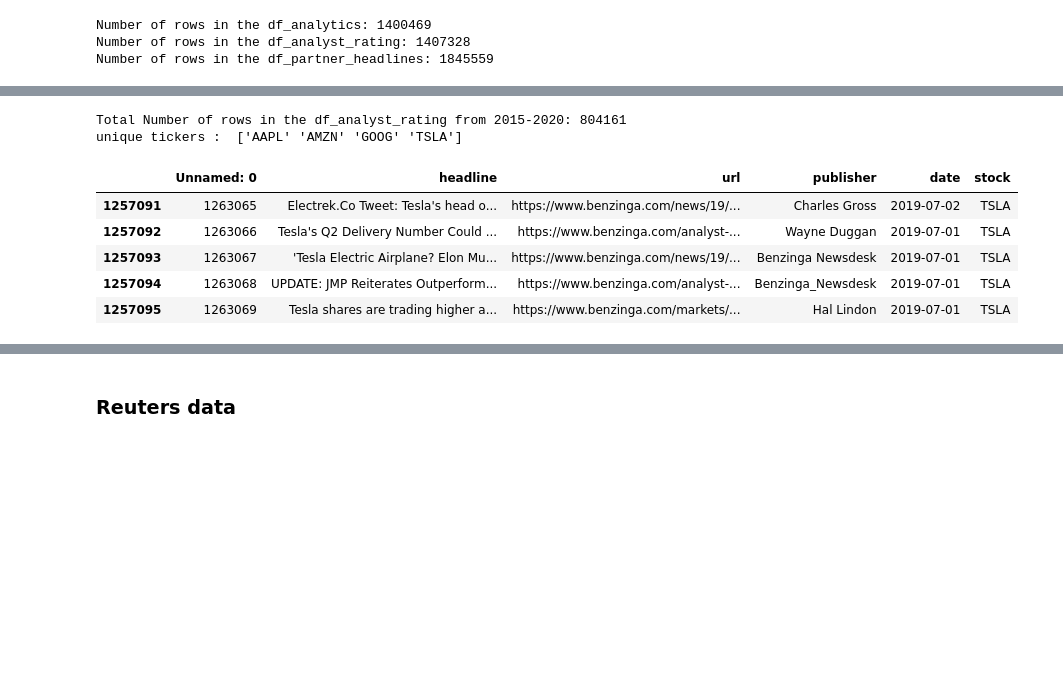
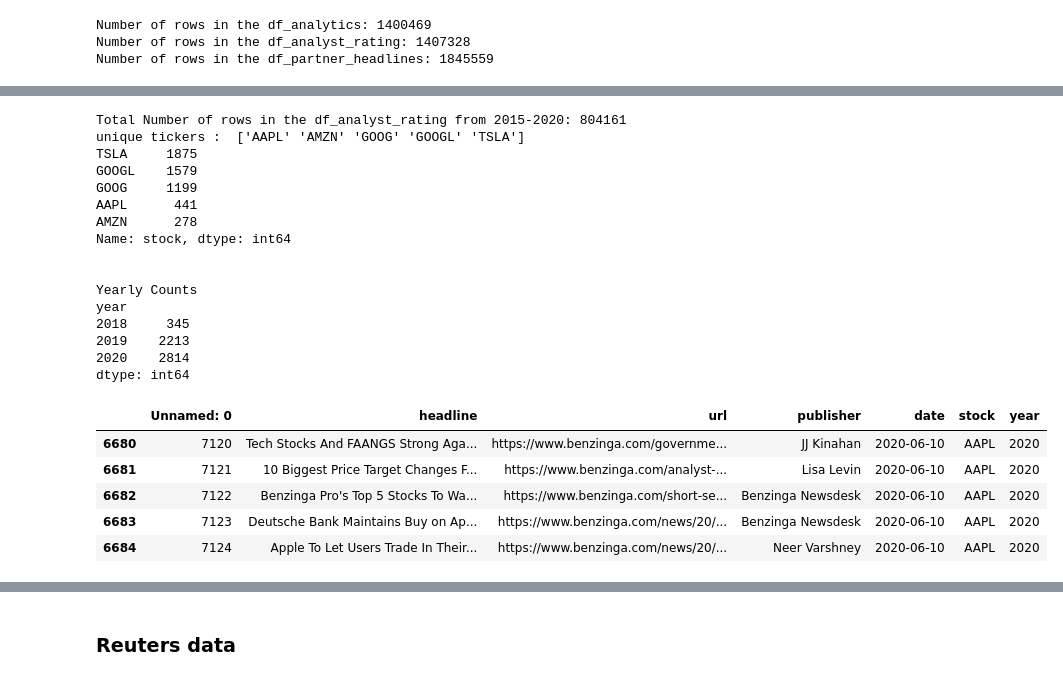
Before and after one commit to sohamthirty/Stock-Price-Prediction-with-Sentiment-Analysis, a Jupyter notebook: Financial_news.ipynb, the cells around one changed output, grey strips where cells are left out. Saved outputs shown, nothing was run; the diff lists cells and outputs as text; code cells hidden in the pictures; blank space fills up the shorter version.

```diff
--- a/Financial_news.ipynb
+++ b/Financial_news.ipynb
@@ -42,9 +44,15 @@ df_partner_headlines = filter_dataframe(df_partner_headlines)
 def get_statistics(df):
   num_rows = len(df)
   print("Total Number of rows in the df_analyst_rating from 2015-2020:", num_rows)
-  categories_to_check = ['AAPL', 'GOOG', 'AMZN', 'MSFT','TSLA']
+  categories_to_check = ['AAPL', 'GOOG','GOOGL', 'AMZN', 'MSFT','TSLA']
   filtered_df = df[df['stock'].isin(categories_to_check)]
   print("unique tickers : ", filtered_df['stock'].unique())
+  print(filtered_df["stock"].value_counts())
+  filtered_df['year'] = pd.DatetimeIndex(filtered_df['date']).year
+  yearly_counts = filtered_df.groupby('year').size()
+  print("\n")
+  print("Yearly Counts")
+  print(yearly_counts)
   return filtered_df
 # %%
 filtered_analytics  = get_statistics(df_analytics)
@@ -61,15 +83,29 @@ unique tickers :  ['AAPL' 'AMZN' 'GOOG' 'TSLA']
 # %%
 filtered_ratings = get_statistics(df_analyst_rating)
-filtered_ratings.tail()
+filtered_ratings.head()
 # %% [output]
 Total Number of rows in the df_analyst_rating from 2015-2020: 804161
-unique tickers :  ['AAPL' 'AMZN' 'GOOG' 'TSLA']
+unique tickers :  ['AAPL' 'AMZN' 'GOOG' 'GOOGL' 'TSLA']
+TSLA     1875
+GOOGL    1579
+GOOG     1199
+AAPL      441
+AMZN      278
+Name: stock, dtype: int64
+
+
+Yearly Counts
+year
+2018     345
+2019    2213
+2020    2814
+dtype: int64
-|  | Unnamed: 0 | headline | url | publisher | date | stock |
-| 1257091 | 1263065 | Electrek.Co Tweet: Tesla's head o... | https://www.benzinga.com/news/19/... | Charles Gross | 2019-07-02 | TSLA |
-| 1257092 | 1263066 | Tesla's Q2 Delivery Number Could ... | https://www.benzinga.com/analyst-... | Wayne Duggan | 2019-07-01 | TSLA |
-| 1257093 | 1263067 | 'Tesla Electric Airplane? Elon Mu... | https://www.benzinga.com/news/19/... | Benzinga Newsdesk | 2019-07-01 | TSLA |
-| 1257094 | 1263068 | UPDATE: JMP Reiterates Outperform... | https://www.benzinga.com/analyst-... | Benzinga_Newsdesk | 2019-07-01 | TSLA |
-| 1257095 | 1263069 | Tesla shares are trading higher a... | https://www.benzinga.com/markets/... | Hal Lindon | 2019-07-01 | TSLA |
+|  | Unnamed: 0 | headline | url | publisher | date | stock | year |
+| 6680 | 7120 | Tech Stocks And FAANGS Strong Aga... | https://www.benzinga.com/governme... | JJ Kinahan | 2020-06-10 | AAPL | 2020 |
+| 6681 | 7121 | 10 Biggest Price Target Changes F... | https://www.benzinga.com/analyst-... | Lisa Levin | 2020-06-10 | AAPL | 2020 |
+| 6682 | 7122 | Benzinga Pro's Top 5 Stocks To Wa... | https://www.benzinga.com/short-se... | Benzinga Newsdesk | 2020-06-10 | AAPL | 2020 |
+| 6683 | 7123 | Deutsche Bank Maintains Buy on Ap... | https://www.benzinga.com/news/20/... | Benzinga Newsdesk | 2020-06-10 | AAPL | 2020 |
+| 6684 | 7124 | Apple To Let Users Trade In Their... | https://www.benzinga.com/news/20/... | Neer Varshney | 2020-06-10 | AAPL | 2020 |
 # %%
 filtered_headlines  = get_statistics(df_partner_headlines)
 filtered_headlines.head()
```
Also changed, not shown: parts of 3 cells of this notebook.
